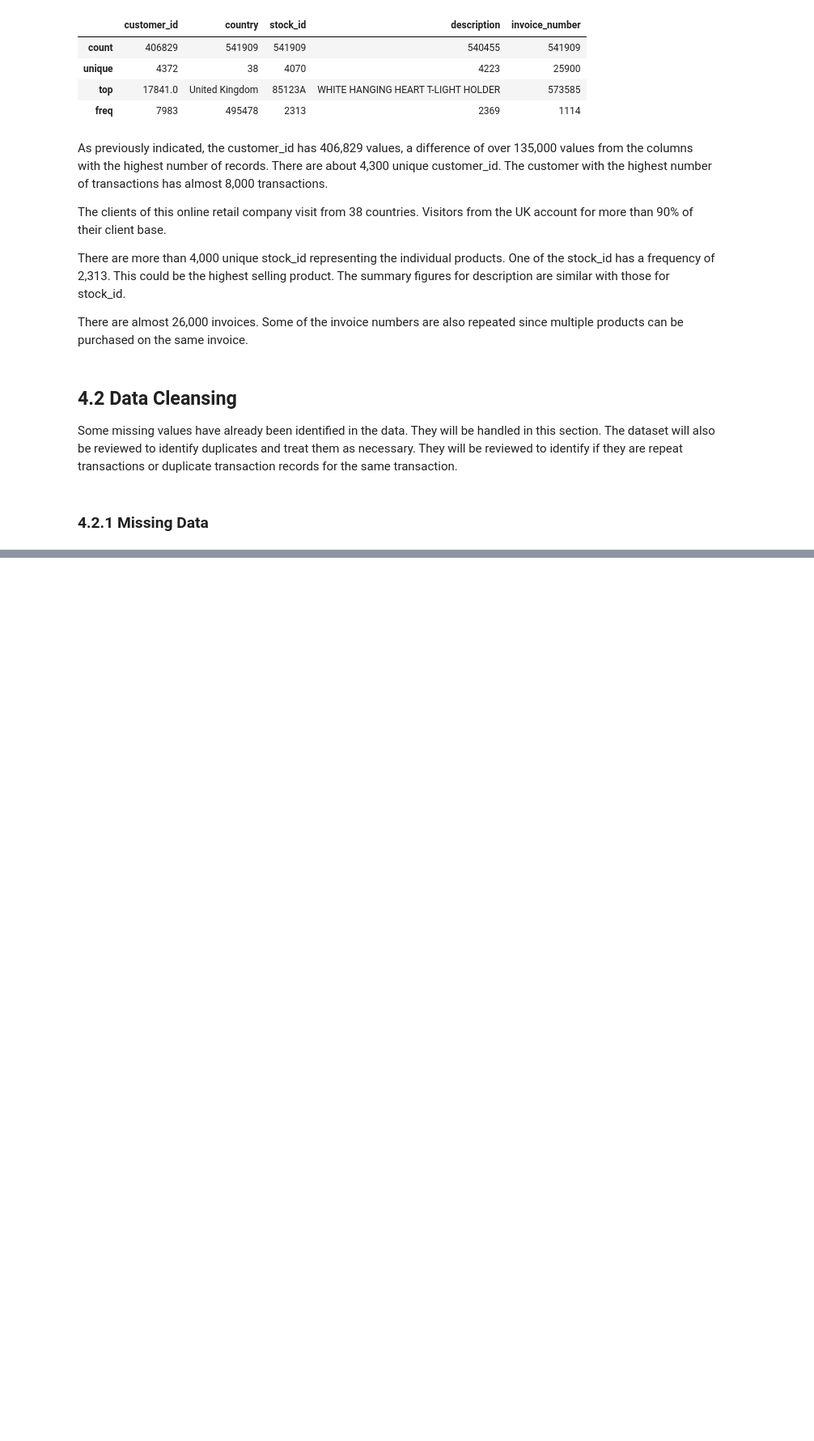
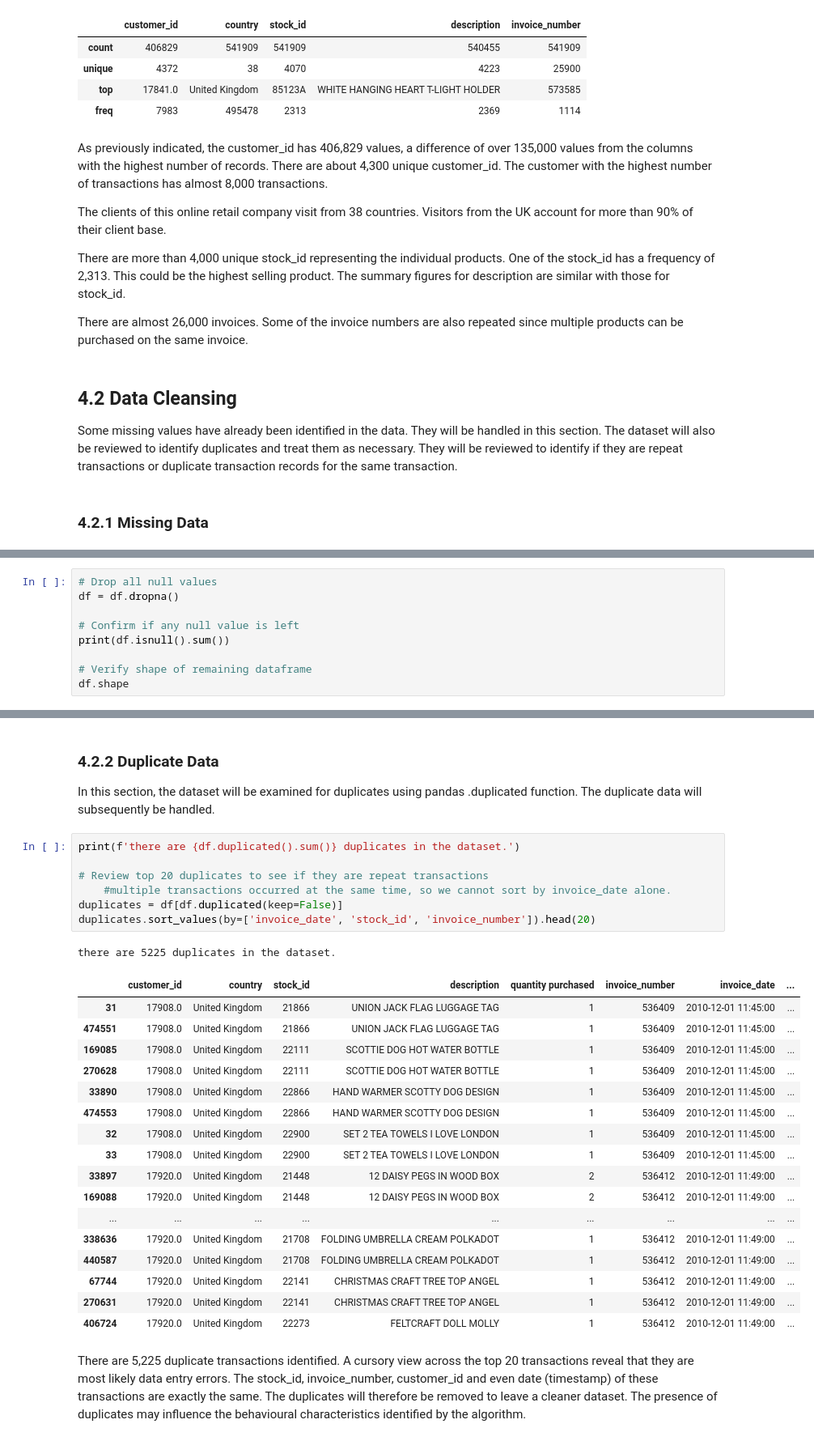
Before and after one commit to asoyewole/Customer-Segmentation-Project-for-a-Retail-Company, a Jupyter notebook: Segmentation and Recommendation project.ipynb, the cells around one changed output, grey strips where cells are left out. Shown at 81% size. Drawn from its saved outputs; the diff is of its cells as text; blank space fills up the shorter version.

```diff
--- a/Segmentation and Recommendation project.ipynb
+++ b/Segmentation and Recommendation project.ipynb
@@ -185,0 +223,9 @@ Some missing values have already been identified in the data. They will be handl
+# %%
+# Drop all null values
+df = df.dropna()
+
+# Confirm if any null value is left
+print(df.isnull().sum())
+
+# Verify shape of remaining dataframe
+df.shape
@@ -185,0 +243,31 @@ Some missing values have already been identified in the data. They will be handl
+# %% [markdown]
+### 4.2.2 Duplicate Data
+In this section, the dataset will be examined for duplicates using pandas .duplicated function. The duplicate data will subsequently be handled.
+# %%
+print(f'there are {df.duplicated().sum()} duplicates in the dataset.')
+
+# Review top 20 duplicates to see if they are repeat transactions
+    #multiple transactions occurred at the same time, so we cannot sort by invoice_date alone.
+duplicates = df[df.duplicated(keep=False)]
+duplicates.sort_values(by=['invoice_date', 'stock_id', 'invoice_number']).head(20)
+# %% [output]
+there are 5225 duplicates in the dataset.
+|  | customer_id | country | stock_id | description | quantity purchased | invoice_number | invoice_date | ... |
+| 31 | 17908.0 | United Kingdom | 21866 | UNION JACK FLAG LUGGAGE TAG | 1 | 536409 | 2010-12-01 11:45:00 | ... |
+| 474551 | 17908.0 | United Kingdom | 21866 | UNION JACK FLAG LUGGAGE TAG | 1 | 536409 | 2010-12-01 11:45:00 | ... |
+| 169085 | 17908.0 | United Kingdom | 22111 | SCOTTIE DOG HOT WATER BOTTLE | 1 | 536409 | 2010-12-01 11:45:00 | ... |
+| 270628 | 17908.0 | United Kingdom | 22111 | SCOTTIE DOG HOT WATER BOTTLE | 1 | 536409 | 2010-12-01 11:45:00 | ... |
+| 33890 | 17908.0 | United Kingdom | 22866 | HAND WARMER SCOTTY DOG DESIGN | 1 | 536409 | 2010-12-01 11:45:00 | ... |
+| 474553 | 17908.0 | United Kingdom | 22866 | HAND WARMER SCOTTY DOG DESIGN | 1 | 536409 | 2010-12-01 11:45:00 | ... |
+| 32 | 17908.0 | United Kingdom | 22900 | SET 2 TEA TOWELS I LOVE LONDON | 1 | 536409 | 2010-12-01 11:45:00 | ... |
+| 33 | 17908.0 | United Kingdom | 22900 | SET 2 TEA TOWELS I LOVE LONDON | 1 | 536409 | 2010-12-01 11:45:00 | ... |
+| 33897 | 17920.0 | United Kingdom | 21448 | 12 DAISY PEGS IN WOOD BOX | 2 | 536412 | 2010-12-01 11:49:00 | ... |
+| 169088 | 17920.0 | United Kingdom | 21448 | 12 DAISY PEGS IN WOOD BOX | 2 | 536412 | 2010-12-01 11:49:00 | ... |
+| ... | ... | ... | ... | ... | ... | ... | ... | ... |
+| 338636 | 17920.0 | United Kingdom | 21708 | FOLDING UMBRELLA CREAM POLKADOT | 1 | 536412 | 2010-12-01 11:49:00 | ... |
+| 440587 | 17920.0 | United Kingdom | 21708 | FOLDING UMBRELLA CREAM POLKADOT | 1 | 536412 | 2010-12-01 11:49:00 | ... |
+| 67744 | 17920.0 | United Kingdom | 22141 | CHRISTMAS CRAFT TREE TOP ANGEL | 1 | 536412 | 2010-12-01 11:49:00 | ... |
+| 270631 | 17920.0 | United Kingdom | 22141 | CHRISTMAS CRAFT TREE TOP ANGEL | 1 | 536412 | 2010-12-01 11:49:00 | ... |
+| 406724 | 17920.0 | United Kingdom | 22273 | FELTCRAFT DOLL MOLLY | 1 | 536412 | 2010-12-01 11:49:00 | ... |
+# %% [markdown]
+There are 5,225 duplicate transactions identified. A cursory view across the top 20 transactions reveal that they are most likely data entry errors. The stock_id, invoice_number, customer_id and even date (timestamp) of these transactions are exactly the same. The duplicates will therefore be removed to leave a cleaner dataset. The presence of duplicates may influence the behavioural characteristics identified by the algorithm.
```
Also changed, not shown: parts of 17 cells of this notebook.
